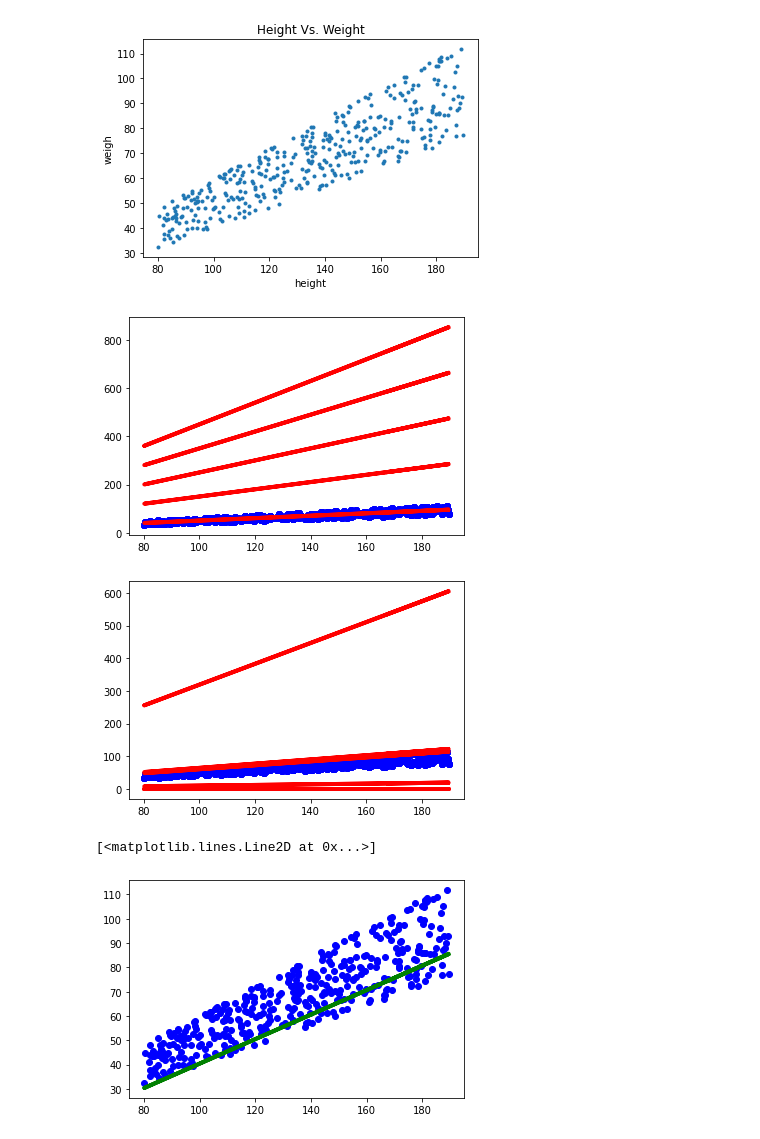
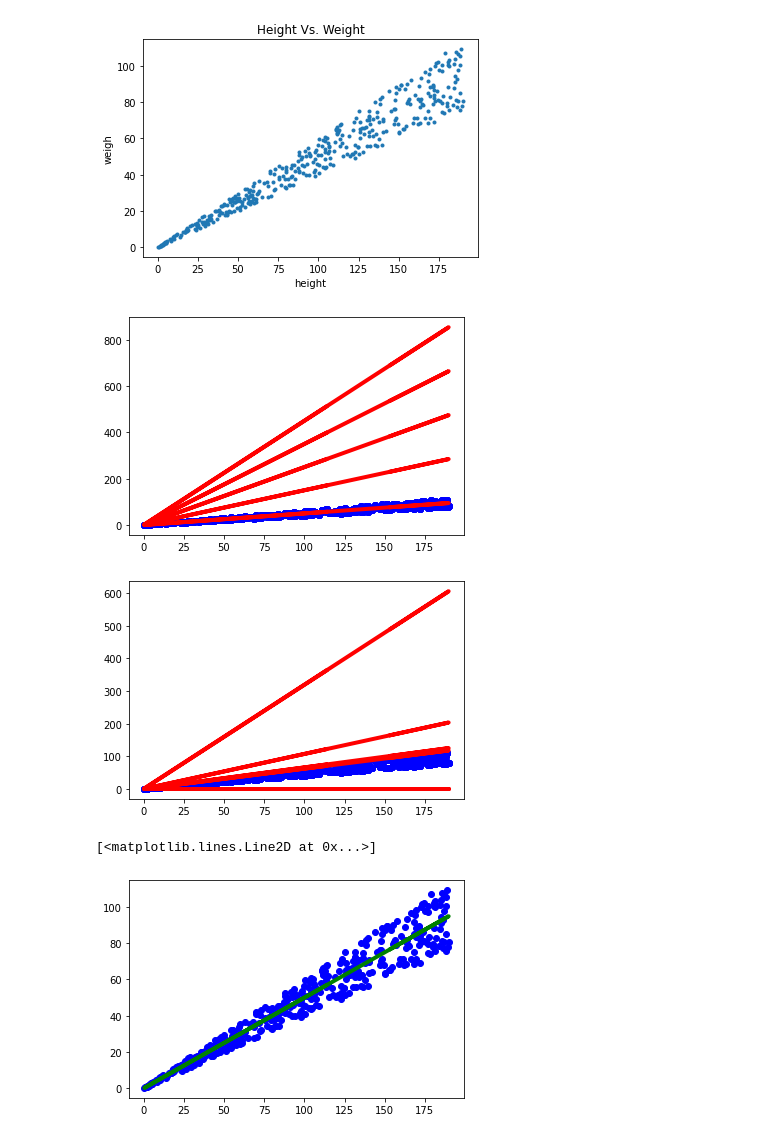
Before and after one commit to FatemeZamanian/Adaline, a Jupyter notebook: WH-Adaline.ipynb, the cells around one changed output. Cells and saved outputs as stored; diff of their text form; code cells hidden in the pictures.

```diff
--- a/WH-Adaline.ipynb
+++ b/WH-Adaline.ipynb
@@ -28,7 +28,7 @@ import matplotlib.pyplot as plt
 # x=x.reshape(400,1)
 # y=y.reshape(400,1)
 # %%
-x= np.random.uniform(80, 190, 400)
+x= np.random.uniform(0, 190, 400)
 a = np.random.uniform(0.4, 0.6, 400)
 y = x * a
 plt.ion()
@@ -38,7 +38,7 @@ plt.title('Height Vs. Weight')
 x=x.reshape(400,1)
 y=y.reshape(400,1)
 # %% [output]
-[figure, old version]
+[figure, new version]
 # %%
 for i in range(5):
     m=np.matmul(np.linalg.inv(np.matmul(x.T,x)),np.matmul(x.T,y))+i
@@ -46,7 +46,7 @@ for i in range(5):
     plt.scatter(x,y,c="blue")
     plt.plot(x,y_pred,c="red",lw=4)
 # %% [output]
-[figure, old version]
+[figure, new version]
 # %%
 for i in range(5):
     m=np.random.rand(1)*i
@@ -54,15 +54,15 @@ for i in range(5):
     plt.scatter(x,y,c="blue")
     plt.plot(x,y_pred,c="red",lw=4)
 # %% [output]
-[figure, old version]
+[figure, new version]
 # %%
 m=np.matmul(np.linalg.inv(np.matmul(x.T,x)),np.matmul(x.T,y))
-y_pred=np.matmul(x,m)-10
+y_pred=np.matmul(x,m)
 plt.scatter(x,y,c="blue")
 plt.plot(x,y_pred,c="green",lw=4)
 # %% [output]
 [<matplotlib.lines.Line2D at 0x...>]
-[figure, old version]
+[figure, new version]
 # %%
 from scipy import stats
 res = stats.linregress(x[:,0], y[:,0])
```
Also changed, not shown: parts of 1 cell of this notebook.
